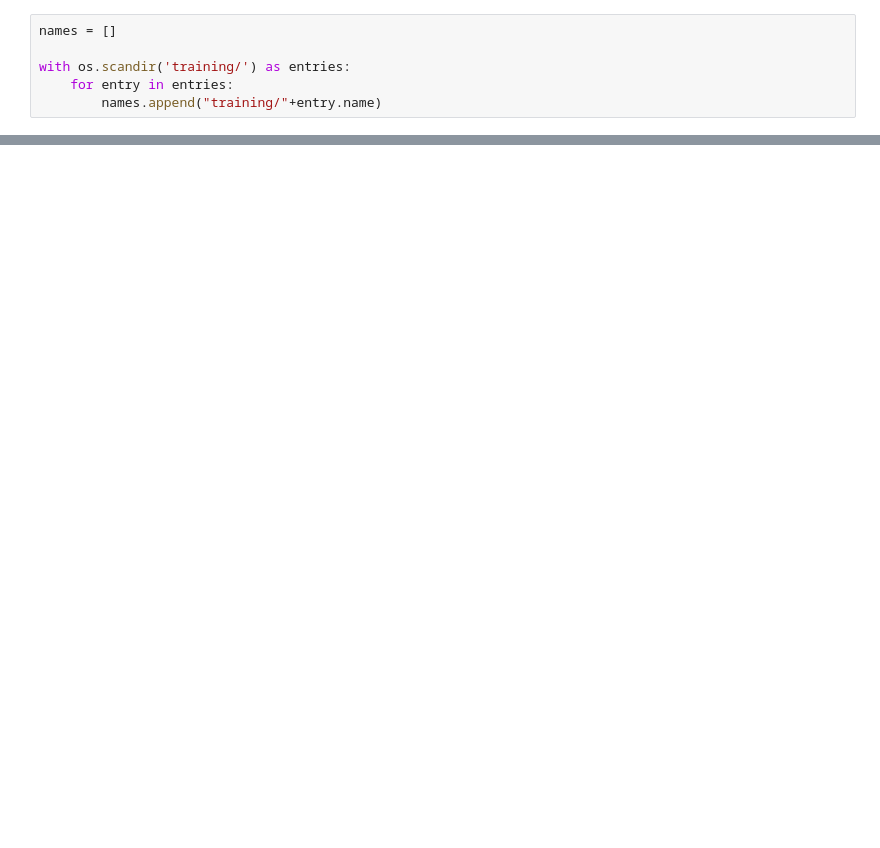
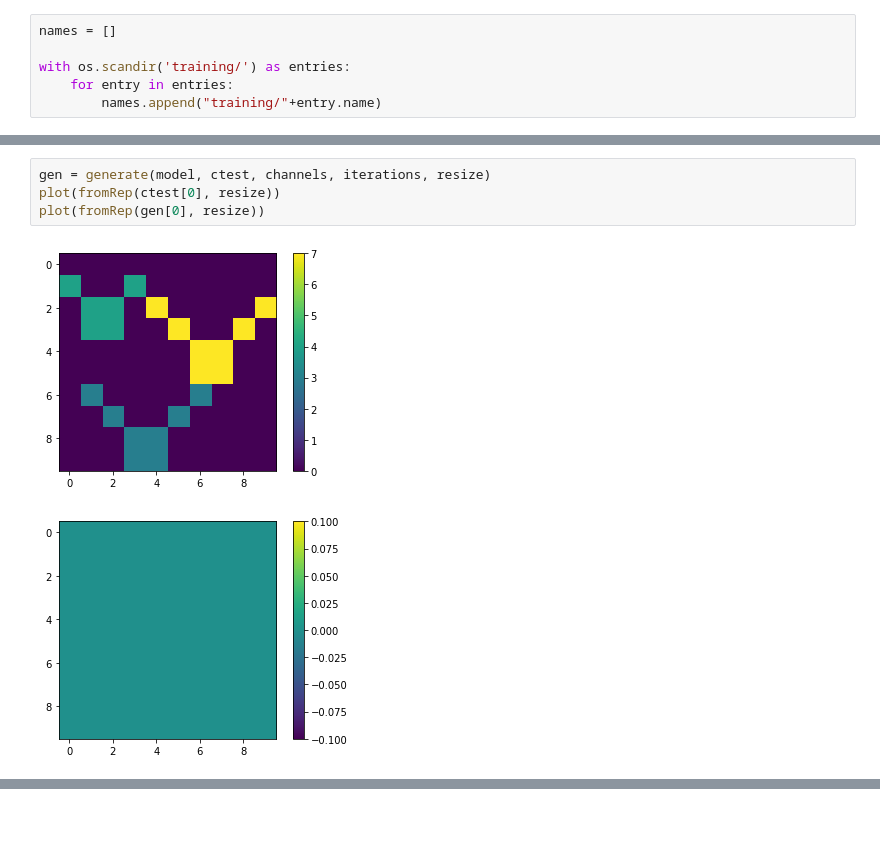
Before and after one commit to HarveyBrezinaConniffe/ARC, a Jupyter notebook: DIFREP.ipynb, the cells around one changed output, grey strips where cells are left out. Cells and saved outputs as stored; diff of their text form; blank space fills up the shorter version.

```diff
--- a/DIFREP.ipynb
+++ b/DIFREP.ipynb
@@ -194 +263,8 @@ TEST
+# %%
+gen = generate(model, ctest, channels, iterations, resize)
+plot(fromRep(ctest[0], resize))
+plot(fromRep(gen[0], resize))
+# %% [output]
+[figure, added]
+[figure, added]
 # %%
```
Also changed, not shown: parts of 7 cells of this notebook.
